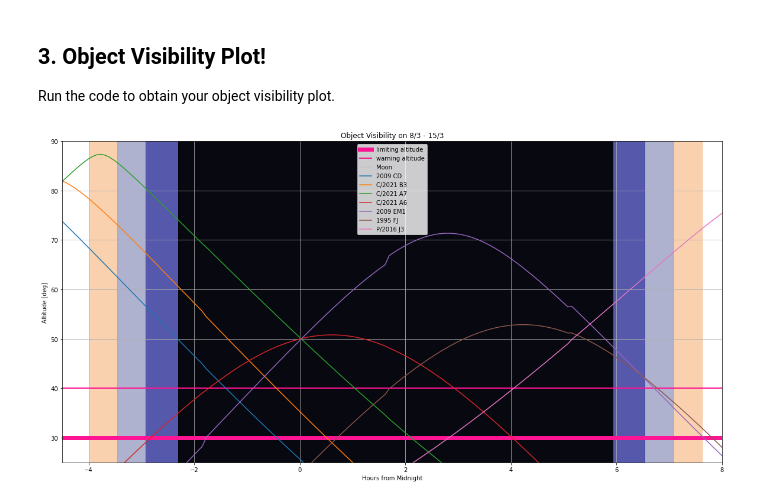
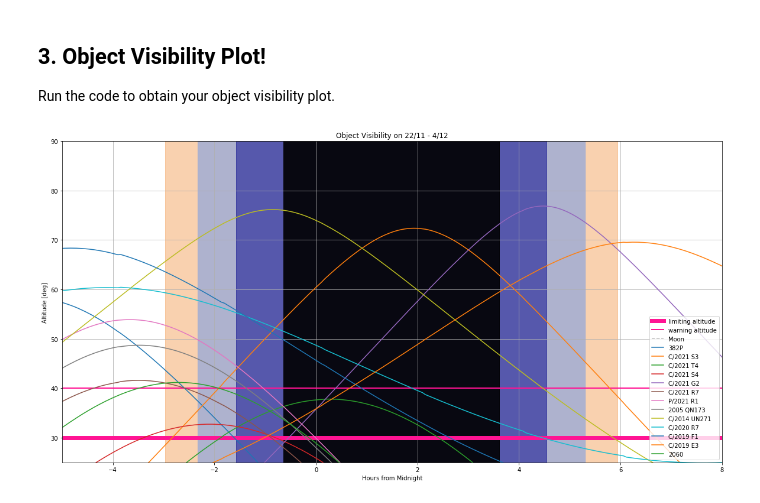
Before and after one commit to awesomecosmos/NEOExchange-Observations-Planner, a Jupyter notebook: NEOExchange-Obs-Planner.ipynb, the cells around one changed output. Cells and saved outputs as stored; diff of their text form; code cells hidden in the pictures.

```diff
--- a/NEOExchange-Obs-Planner.ipynb
+++ b/NEOExchange-Obs-Planner.ipynb
@@ -50,7 +50,7 @@ Next, input your list of targets.
 # %%
 # enter the name of the targets list
 # targets_file = "mar_week1_obs_targets1.txt"
-targets_file = "mar_week2_ideal_part2.txt"
+targets_file = "nov.txt"
 # %%
 # enter observation run dates and the time interval you need data for
 # generally you won't need to change the start and stop times, but change the step time if you need to
@@ -97,13 +89,18 @@ file.close()
 # %%
+def obs_times(obs_start_date,obs_end_date,night_start_time,night_end_time,utc_offset):
+    obs_start_time = str(obs_start_date+' '+night_start_time)
+    obs_start_time = Time(obs_start_time) - utc_offset
+
+    obs_end_time = str(obs_end_date+' '+night_end_time)
+    obs_end_time = Time(obs_end_time) - utc_offset
+
+    midnight = str(obs_end_date+' '+'00:00:00')
+    midnight = Time(midnight) - utc_offset
+
+    return  obs_start_time, obs_end_time, midnight
+
 # defining the time range of the observation period
-obs_start_time = str(obs_start_date+' '+night_start_time)
-obs_start_time = Time(obs_start_time) - utc_offset
-
-obs_end_time = str(obs_end_date+' '+night_end_time)
-obs_end_time = Time(obs_end_time) - utc_offset
-
-midnight = str(obs_end_date+' '+'00:00:00')
-midnight = Time(midnight) - utc_offset
+obs_start_time, obs_end_time, midnight = obs_times(obs_start_date,obs_end_date,night_start_time,night_end_time,utc_offset)
 # %%
 # Specify the location of your observatory:
 obs_location = EarthLocation.from_geodetic(longitude, latitude, elevation)
@@ -113,3 +110,15 @@ observatory = Observer(location=obs_location)
 
 # making time range of osbervation period
 obs_time_range = Time([obs_start_time, obs_end_time])
+# %%
+def file_reader(targets_file):
+    target_names = []
+    with open(targets_file, "r") as file:
+        for line in file:
+            line = line.strip("\n")
+            target_names.append(line)
+    file.close()
+    return target_names
+
+# reading in the targets list file
+target_names = file_reader(targets_file)
@@ -197,38 +187,38 @@ zeroLine_y2=np.full(len(zeroLine_x1),lim_alt+10)
 
 # changing directory to Plots subfolder
 # os.chdir("C://Users//aayus//OneDrive - University of Canterbury//ASTR391 Research Project//Code//Obs Planning Code//NEOExchange-Observations-Planner//Plots/")
-os.chdir("C://Users//ave41//OneDrive - University of Canterbury//ASTR391 Research Project//Code//Obs Planning Code//NEOExchange-Observations-Planner//Plots/")
+os.chdir("C://Users//aayus//OneDrive - University of Canterbury//ASTR391 Research Project//Code//Obs Planning Code//NEOExchange-Observations-Planner//Plots/")
 
 plt.figure(figsize=(20,10))
 plt.plot(zeroLine_x1,zeroLine_y1,"-",linewidth=7,color="deeppink",label="limiting altitude")
 plt.plot(zeroLine_x1,zeroLine_y2,"-",linewidth=2,color="deeppink",label="warning altitude")
 plt.plot(delta_midnight, moonaltazs.alt, color=[0.75]*3, ls='--', label='Moon')
 
 # plotting the alitudes of the objects
 for i in range(len(target_altazs)):
 #     plt.scatter(delta_midnight,target_altazs[i].alt,label='{}'.format(target_names[i]), lw=0, s=8)
     plt.plot(delta_midnight,target_altazs[i].alt,label='{}'.format(target_names[i]))
 
 # defining twilight/nighttimes
 # plt.fill_between(delta_midnight, 0, 90, sunaltazs.alt < -0*u.deg, color='0.5', zorder=0)
 # plt.fill_between(delta_midnight, 0, 90, sunaltazs.alt < -18*u.deg, color='k', zorder=0)
 plt.fill_between(delta_midnight, 0, 90, sunaltazs.alt < -0*u.deg, color='sandybrown', zorder=0, alpha = 0.5)
 plt.fill_between(delta_midnight, 0, 90, sunaltazs.alt < -6*u.deg, color='cornflowerblue', zorder=0, alpha = 0.5)
 plt.fill_between(delta_midnight, 0, 90, sunaltazs.alt < -12*u.deg, color='darkblue', zorder=0, alpha = 0.5)
 plt.fill_between(delta_midnight, 0, 90, sunaltazs.alt < -18*u.deg, color='k', zorder=0, alpha = 0.9)
 
 plt.legend()
-plt.xlim(-4.5, 8)          #can change this as appropriate, it is the number of hours before and after midnight (ie on your x-axis)
+plt.xlim(-5, 8)          #can change this as appropriate, it is the number of hours before and after midnight (ie on your x-axis)
 plt.ylim(lim_alt-5, 90)  #could range from 0-90 degrees
 plt.xlabel('Hours from Midnight')
 plt.ylabel('Altitude [deg]')
 plt.title("Object Visibility on {}".format(obs_dates_display))
 plt.grid()
 plt.savefig('TargetVisibility_{}.png'.format(obs_dates_save))
 plt.show()
 
 # changing directory back to main folder
-os.chdir("C://Users//ave41//OneDrive - University of Canterbury//ASTR391 Research Project//Code//Obs Planning Code//NEOExchange-Observations-Planner")
+os.chdir("C://Users//aayus//OneDrive - University of Canterbury//ASTR391 Research Project//Code//Obs Planning Code//NEOExchange-Observations-Planner")
 # os.chdir("C://Users//aayus//OneDrive - University of Canterbury//ASTR391 Research Project//Code//Obs Planning Code//NEOExchange-Observations-Planner")
 # %% [output]
-[figure, old version]
+[figure, new version]
```
Also changed, not shown: parts of 6 cells of this notebook, 3 other files.
